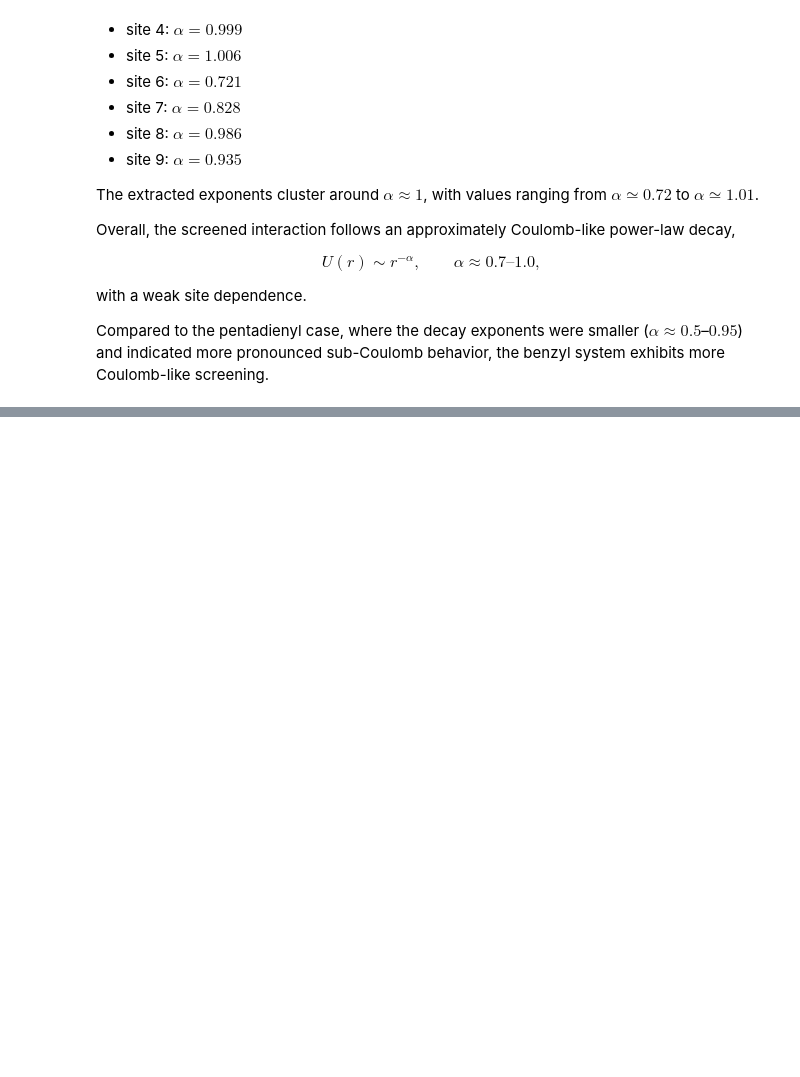
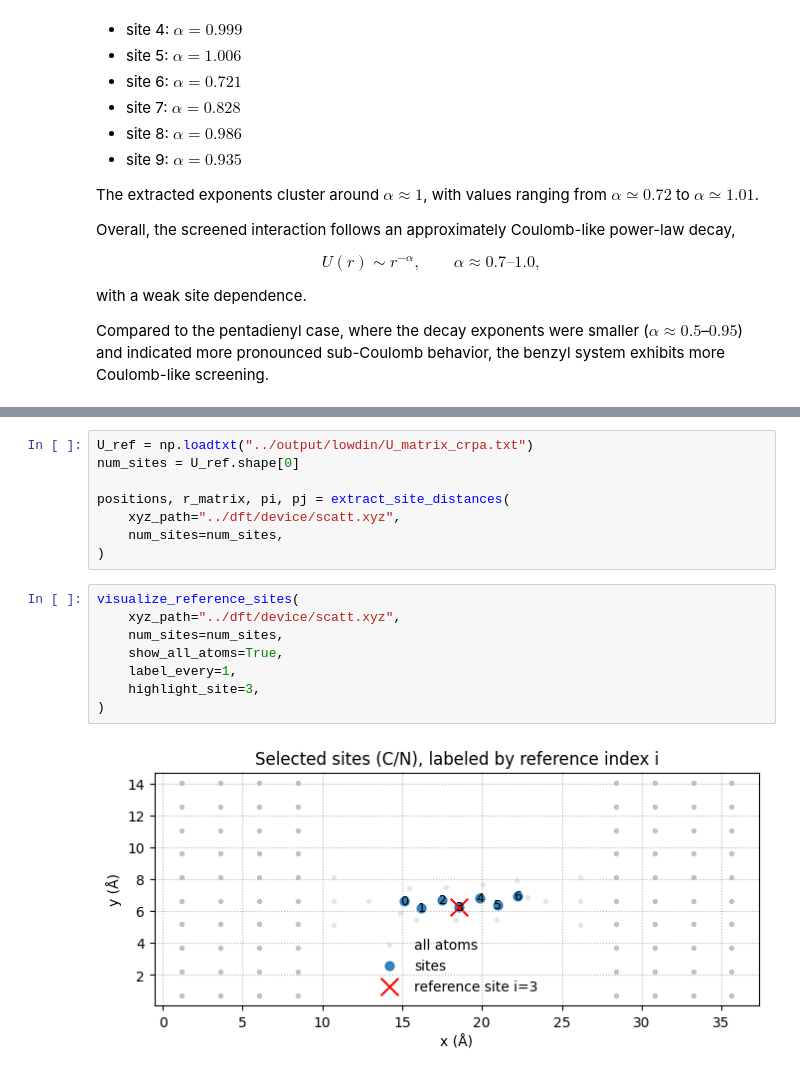
Before and after one commit to aj0337/qtpyt-tests, a Jupyter notebook: strongly_correlated_open_shell/pentadienyl/production_run/referee_response/U_vs_r_analysis.ipynb, the cells around one changed output, grey strips where cells are left out. Drawn from its saved outputs; the diff is of its cells as text; blank space fills up the shorter version.

```diff
--- a/strongly_correlated_open_shell/pentadienyl/production_run/referee_response/U_vs_r_analysis.ipynb
+++ b/strongly_correlated_open_shell/pentadienyl/production_run/referee_response/U_vs_r_analysis.ipynb
@@ -235,0 +579,18 @@ Compared to the pentadienyl case, where the decay exponents were smaller ($\alph
+# %%
+U_ref = np.loadtxt("../output/lowdin/U_matrix_crpa.txt")
+num_sites = U_ref.shape[0]
+
+positions, r_matrix, pi, pj = extract_site_distances(
+    xyz_path="../dft/device/scatt.xyz",
+    num_sites=num_sites,
+)
+# %%
+visualize_reference_sites(
+    xyz_path="../dft/device/scatt.xyz",
+    num_sites=num_sites,
+    show_all_atoms=True,
+    label_every=1,
+    highlight_site=3,
+)
+# %% [output]
+[figure, added]
```
Also changed, not shown: parts of 4 cells of this notebook, 1 other file.
